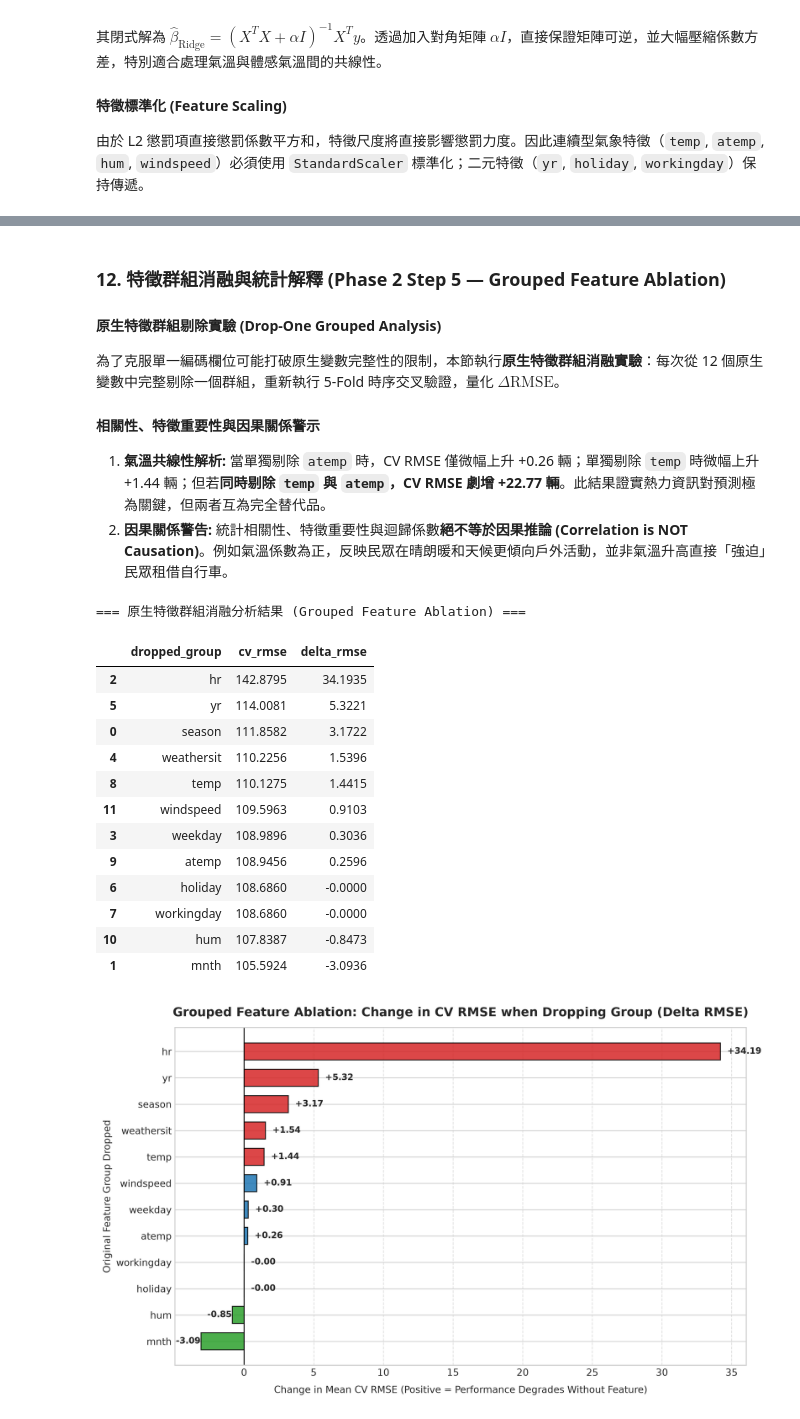
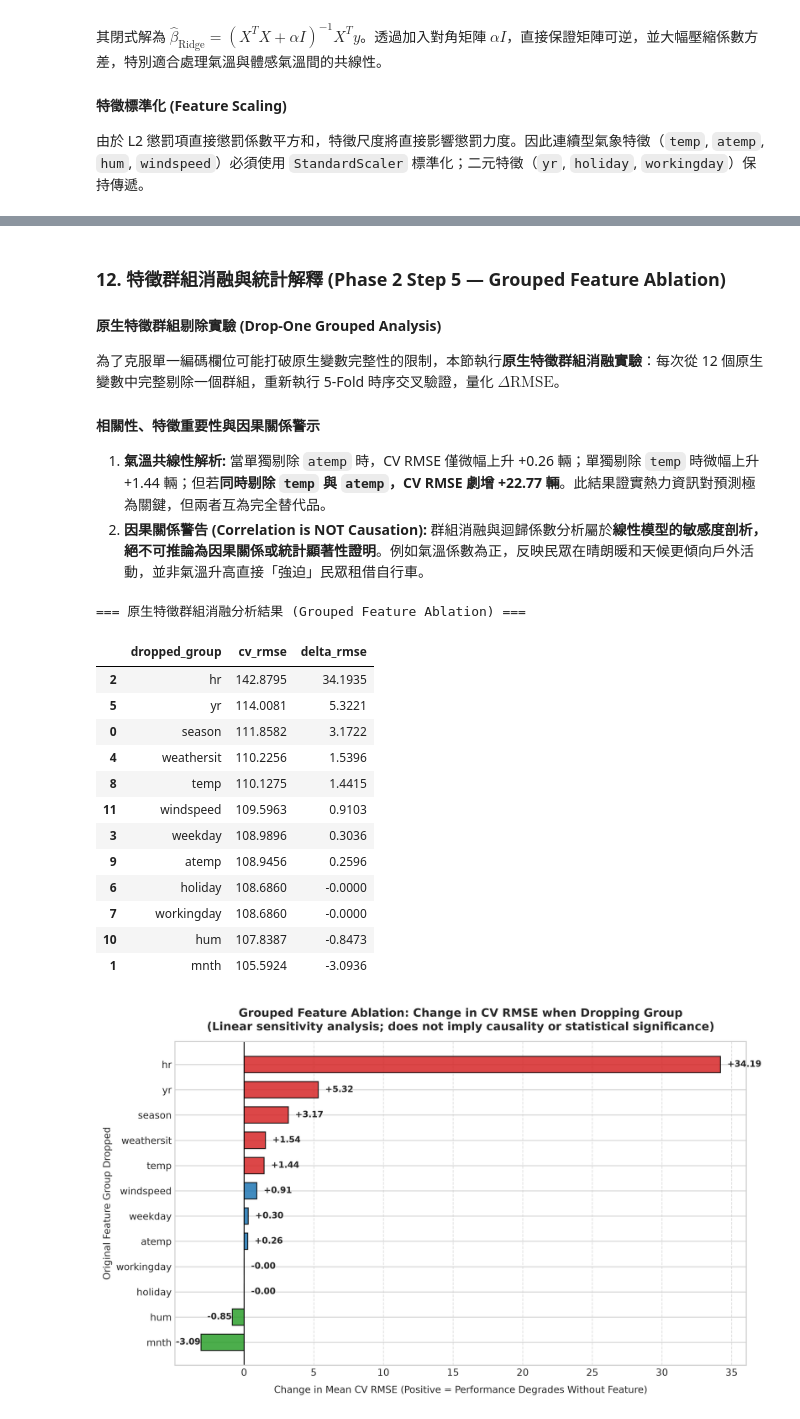
Before and after one commit to Augustine-723/AIoT_HW2, a Jupyter notebook: 7115093001_hw2/7115093001_hw2.ipynb, the cells around one changed output, grey strips where cells are left out. Saved outputs shown, nothing was run; the diff lists cells and outputs as text; code cells hidden in the pictures.

```diff
--- a/7115093001_hw2/7115093001_hw2.ipynb
+++ b/7115093001_hw2/7115093001_hw2.ipynb
@@ -748,7 +540,7 @@ for alpha in ridge_alpha_grid:
         })
 
     mean_rmse = float(np.mean(fold_rmses))
-    std_rmse = float(np.std(fold_rmses))
+    std_rmse = float(np.std(fold_rmses, ddof=1))  # 樣本標準差 (ddof=1)
     ridge_summary[alpha] = {
         'mean_rmse': mean_rmse,
         'std_rmse': std_rmse,
@@ -757,7 +549,7 @@ for alpha in ridge_alpha_grid:
         'mean_r2': float(np.mean(fold_r2s)),
         'fold_rmses': fold_rmses
     }
-    print(f"Ridge alpha={alpha:7.2f} -> CV RMSE Mean: {mean_rmse:.4f} (std: {std_rmse:.4f})")
+    print(f"Ridge alpha={alpha:7.2f} -> CV RMSE Mean: {mean_rmse:.4f} (sample std, ddof=1: {std_rmse:.4f})")
 
 ridge_df = pd.DataFrame(ridge_records)
 ridge_df.to_csv(os.path.join(RESULTS_DIR, "ridge_search_results.csv"), index=False)
@@ -923,5 +740,5 @@ Lasso alpha=100.000 -> CV RMSE Mean: 164.7931 (std: 36.5757, Nonzeros: 0.0)
 # %%
-# 彙總 4 大模型評估數據
+# 彙總 4 大模型評估數據 (統一使用 sample std, ddof=1)
 m1_cv_maes = [r['val_mae'] for r in m1_cv_records]
 m1_cv_mses = [r['val_mse'] for r in m1_cv_records]
 m1_cv_rmses = [r['val_rmse'] for r in m1_cv_records]
@@ -940,7 +757,7 @@ model_comparison = [
         'cv_mae_mean': round(float(np.mean(m1_cv_maes)), 4),
         'cv_mse_mean': round(float(np.mean(m1_cv_mses)), 4),
         'cv_rmse_mean': round(float(np.mean(m1_cv_rmses)), 4),
-        'cv_rmse_std': round(float(np.std(m1_cv_rmses)), 4),
+        'cv_rmse_std': round(float(np.std(m1_cv_rmses, ddof=1)), 4),
         'cv_r2_mean': round(float(np.mean(m1_cv_r2s)), 4)
     },
     {
@@ -996,22 +813,39 @@ comparison_df.to_csv(os.path.join(RESULTS_DIR, "model_comparison.csv"), index=Fa
 print("=== 4 大候選模型評比總表 (Model Comparison Table) ===")
 display(comparison_df[['model_id', 'model_name', 'best_hyperparameters', 'selected_features_count', 'training_rmse', 'cv_rmse_mean', 'cv_rmse_std', 'cv_mae_mean', 'cv_r2_mean']])
 
-# Figure: Model Comparison Bar Chart
-fig_comp, ax_comp = plt.subplots(figsize=(9, 5.5), dpi=300)
+# 自動化最佳模型評選演算法 (Automated Model Selection Policy)
+# 預先定義平手容忍度 Delta RMSE <= 0.5 輛。優先選擇簡約模型 (奧卡姆剃刀原則)
+TIE_TOLERANCE_RMSE = 0.5
+min_cv_rmse = min(m['cv_rmse_mean'] for m in model_comparison)
+tied_candidates = [m for m in model_comparison if (m['cv_rmse_mean'] - min_cv_rmse) <= TIE_TOLERANCE_RMSE]
+
+best_candidate = min(
+    tied_candidates,
+    key=lambda m: (m['selected_features_count'], m['cv_rmse_std'], m['cv_mae_mean'])
+)
+
+best_model_id = best_candidate['model_id']
+best_model_name = f"{best_candidate['model_name']} ({best_candidate['best_hyperparameters']})"
+print(f"\n[自動化模型評選結果] 最低 CV RMSE: {min_cv_rmse:.4f}")
+print(f"  容許差距 {TIE_TOLERANCE_RMSE} 輛內之候選者: {[m['model_id'] for m in tied_candidates]}")
+print(f"  依簡約性與穩定性選定最佳模型: {best_model_id} ({best_model_name}) | 特徵數: {best_candidate['selected_features_count']}")
+
+# Figure: Model Comparison Bar Chart (with sample std, ddof=1)
+fig_comp, ax_comp = plt.subplots(figsize=(9.5, 6), dpi=300)
 model_names = [m['model_name'] for m in model_comparison]
 cv_means = [m['cv_rmse_mean'] for m in model_comparison]
 cv_stds = [m['cv_rmse_std'] for m in model_comparison]
 colors = ['#4c72b0', '#2ca02c', '#dd8452', '#937860']
 
 bars = ax_comp.bar(model_names, cv_means, yerr=cv_stds, capsize=5, color=colors, alpha=0.85, edgecolor='black', width=0.55)
-ax_comp.set_title("Model Comparison: 5-Fold Date-Bounded Cross-Validation RMSE", fontsize=13, fontweight='bold', pad=12)
-ax_comp.set_ylabel("Validation RMSE (Mean ± 1 Std)", fontsize=11, labelpad=8)
-ax_comp.set_ylim(80, 135)
+ax_comp.set_title("Model Comparison: 5-Fold Date-Bounded Cross-Validation RMSE\n(Sample Std ddof=1; M2 achieves lowest RMSE, M4 lowest MAE, M1 lowest Std)", fontsize=12, fontweight='bold', pad=12)
+ax_comp.set_ylabel("Validation RMSE (Mean ± 1 Sample Std)", fontsize=11, labelpad=8)
+ax_comp.set_ylim(80, 138)
 ax_comp.grid(True, axis='y', linestyle='--', alpha=0.6)
 
 for bar, mean_val in zip(bars, cv_means):
     yval = bar.get_height()
-    ax_comp.text(bar.get_x() + bar.get_width()/2.0, yval + 1.5, f"{mean_val:.2f}", ha='center', va='bottom', fontsize=10, fontweight='bold')
+    ax_comp.text(bar.get_x() + bar.get_width()/2.0, yval + 1.8, f"{mean_val:.2f}", ha='center', va='bottom', fontsize=10, fontweight='bold')
 
 fig_comp.tight_layout()
 fig_comp.savefig(os.path.join(FIGURES_DIR, "model_comparison.png"), dpi=300)
@@ -1031,7 +868,7 @@ plt.show()
 
 #### 相關性、特徵重要性與因果關係警示
 1. **氣溫共線性解析:** 當單獨剔除 `atemp` 時，CV RMSE 僅微幅上升 +0.26 輛；單獨剔除 `temp` 時微幅上升 +1.44 輛；但若**同時剔除 `temp` 與 `atemp`，CV RMSE 劇增 +22.77 輛**。此結果證實熱力資訊對預測極為關鍵，但兩者互為完全替代品。
-2. **因果關係警告:** 統計相關性、特徵重要性與迴歸係數**絕不等於因果推論 (Correlation is NOT Causation)**。例如氣溫係數為正，反映民眾在晴朗暖和天候更傾向戶外活動，並非氣溫升高直接「強迫」民眾租借自行車。
+2. **因果關係警告 (Correlation is NOT Causation):** 群組消融與迴歸係數分析屬於**線性模型的敏感度剖析，絕不可推論為因果關係或統計顯著性證明**。例如氣溫係數為正，反映民眾在晴朗暖和天候更傾向戶外活動，並非氣溫升高直接「強迫」民眾租借自行車。
 # %%
 # 執行 12 原生特徵群組消融實驗
 all_groups = ['season', 'mnth', 'hr', 'weekday', 'weathersit', 'yr', 'holiday', 'workingday', 'temp', 'atemp', 'hum', 'windspeed']
@@ -1079,35 +916,35 @@ plot_df = ablation_df.sort_values('delta_rmse', ascending=True)
 bar_colors = ['#d62728' if d > 1.0 else '#1f77b4' if d > 0 else '#2ca02c' for d in plot_df['delta_rmse']]
 
 ax_abl.barh(plot_df['dropped_group'], plot_df['delta_rmse'], color=bar_colors, alpha=0.85, edgecolor='black', height=0.65)
 ax_abl.axvline(0, color='black', linewidth=1)
-ax_abl.set_title("Grouped Feature Ablation: Change in CV RMSE when Dropping Group (Delta RMSE)", fontsize=13, fontweight='bold', pad=12)
+ax_abl.set_title("Grouped Feature Ablation: Change in CV RMSE when Dropping Group\n(Linear sensitivity analysis; does not imply causality or statistical significance)", fontsize=12, fontweight='bold', pad=12)
 ax_abl.set_xlabel("Change in Mean CV RMSE (Positive = Performance Degrades Without Feature)", fontsize=10, labelpad=8)
 ax_abl.set_ylabel("Original Feature Group Dropped", fontsize=10)
 ax_abl.grid(True, axis='x', linestyle='--', alpha=0.6)
 
 for i, v in enumerate(plot_df['delta_rmse']):
     offset = 0.5 if v >= 0 else -1.8
     ax_abl.text(v + offset, i, f"{v:+.2f}", va='center', fontsize=9, fontweight='bold')
 
 fig_abl.tight_layout()
 fig_abl.savefig(os.path.join(FIGURES_DIR, "feature_group_ablation.png"), dpi=300)
 plt.show()
 # %% [output]
 === 原生特徵群組消融分析結果 (Grouped Feature Ablation) ===
 |  | dropped_group | cv_rmse | delta_rmse |
 | 2 | hr | 142.8795 | 34.1935 |
 | 5 | yr | 114.0081 | 5.3221 |
 | 0 | season | 111.8582 | 3.1722 |
 | 4 | weathersit | 110.2256 | 1.5396 |
 | 8 | temp | 110.1275 | 1.4415 |
 | 11 | windspeed | 109.5963 | 0.9103 |
 | 3 | weekday | 108.9896 | 0.3036 |
 | 9 | atemp | 108.9456 | 0.2596 |
 | 6 | holiday | 108.6860 | -0.0000 |
 | 7 | workingday | 108.6860 | -0.0000 |
 | 10 | hum | 107.8387 | -0.8473 |
 | 1 | mnth | 105.5924 | -3.0936 |
-[figure, old version]
+[figure, new version]
 # %% [markdown]
 ### 13. 勝出模型存檔與特徵清單導出 (Phase 2 Step 6 — Model Artifacts)
 #### 最佳模型選取結果: M2 (RFE + OLS, k=30)
```
Also changed, not shown: parts of 38 cells of this notebook, 10 other files.
